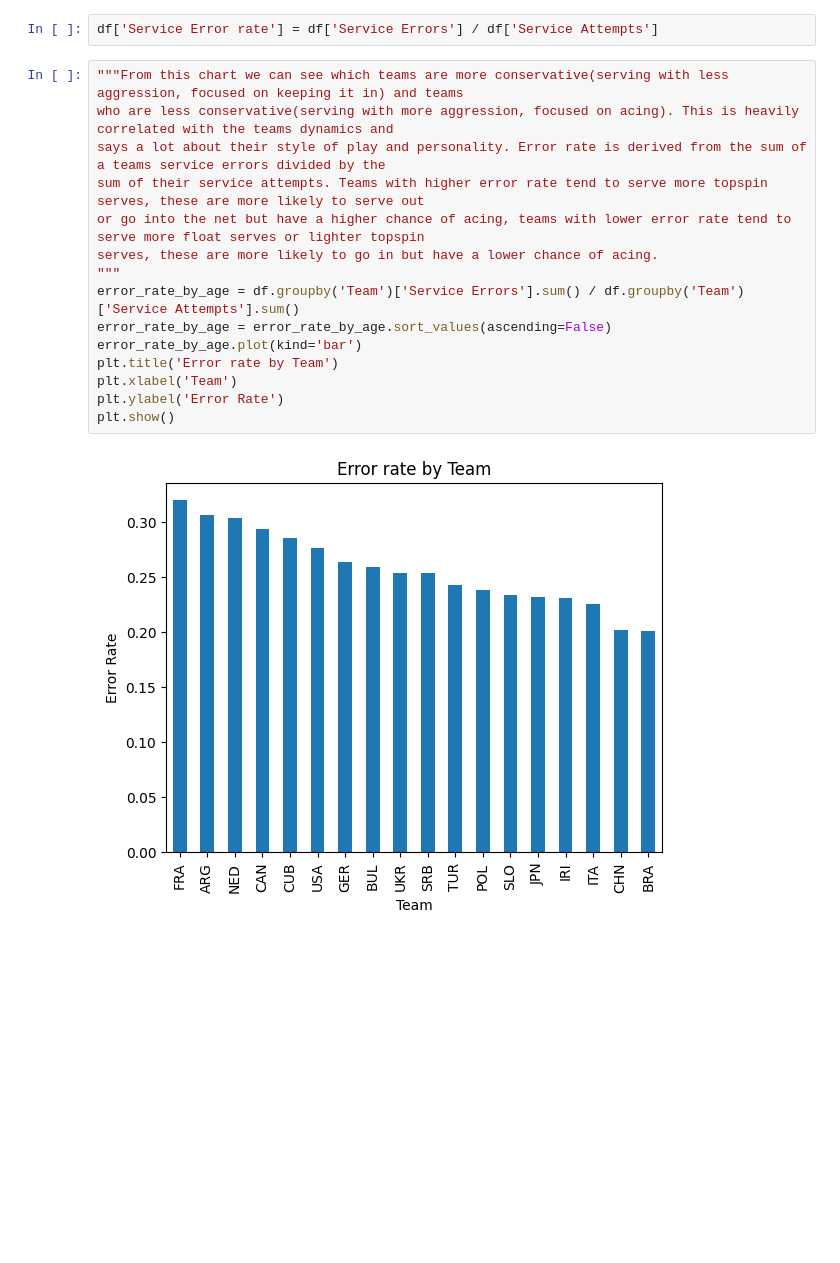
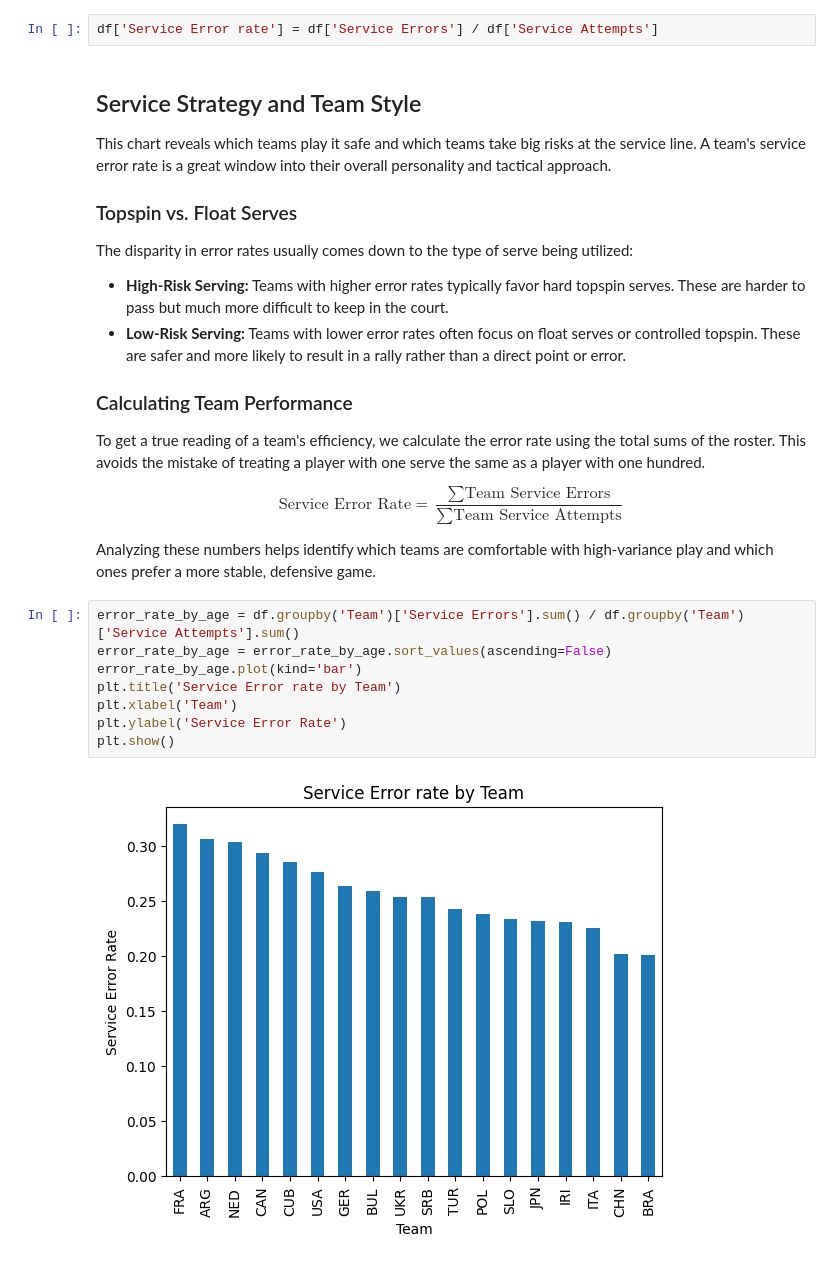
Before and after one commit to Noahgeorge21/Volleyball_EDA, a Jupyter notebook: vb_EDA.ipynb, the cells around one changed output. Cells and saved outputs as stored; diff of their text form; blank space fills up the shorter version.

```diff
--- a/vb_EDA.ipynb
+++ b/vb_EDA.ipynb
@@ -279,19 +348,28 @@ plt.plot(age_aces_df)
 # %%
 df['Service Error rate'] = df['Service Errors'] / df['Service Attempts']
+# %% [markdown]
+## Service Strategy and Team Style
+
+This chart reveals which teams play it safe and which teams take big risks at the service line. A team's service error rate is a great window into their overall personality and tactical approach.
+
+### Topspin vs. Float Serves
+The disparity in error rates usually comes down to the type of serve being utilized:
+* **High-Risk Serving:** Teams with higher error rates typically favor hard topspin serves. These are harder to pass but much more difficult to keep in the court.
+* **Low-Risk Serving:** Teams with lower error rates often focus on float serves or controlled topspin. These are safer and more likely to result in a rally rather than a direct point or error.
+
+### Calculating Team Performance
+To get a true reading of a team's efficiency, we calculate the error rate using the total sums of the roster. This avoids the mistake of treating a player with one serve the same as a player with one hundred.
+
+$$\text{Service Error Rate} = \frac{\sum \text{Team Service Errors}}{\sum \text{Team Service Attempts}}$$
+
+Analyzing these numbers helps identify which teams are comfortable with high-variance play and which ones prefer a more stable, defensive game.
 # %%
-"""From this chart we can see which teams are more conservative(serving with less aggression, focused on keeping it in) and teams
-who are less conservative(serving with more aggression, focused on acing). This is heavily correlated with the teams dynamics and
-says a lot about their style of play and personality. Error rate is derived from the sum of a teams service errors divided by the
-sum of their service attempts. Teams with higher error rate tend to serve more topspin serves, these are more likely to serve out
-or go into the net but have a higher chance of acing, teams with lower error rate tend to serve more float serves or lighter topspin
-serves, these are more likely to go in but have a lower chance of acing.
-"""
 error_rate_by_age = df.groupby('Team')['Service Errors'].sum() / df.groupby('Team')['Service Attempts'].sum()
 error_rate_by_age = error_rate_by_age.sort_values(ascending=False)
 error_rate_by_age.plot(kind='bar')
-plt.title('Error rate by Team')
+plt.title('Service Error rate by Team')
 plt.xlabel('Team')
-plt.ylabel('Error Rate')
+plt.ylabel('Service Error Rate')
 plt.show()
 # %% [output]
-[figure, old version]
+[figure, new version]
```
Also changed, not shown: parts of 31 cells of this notebook.
